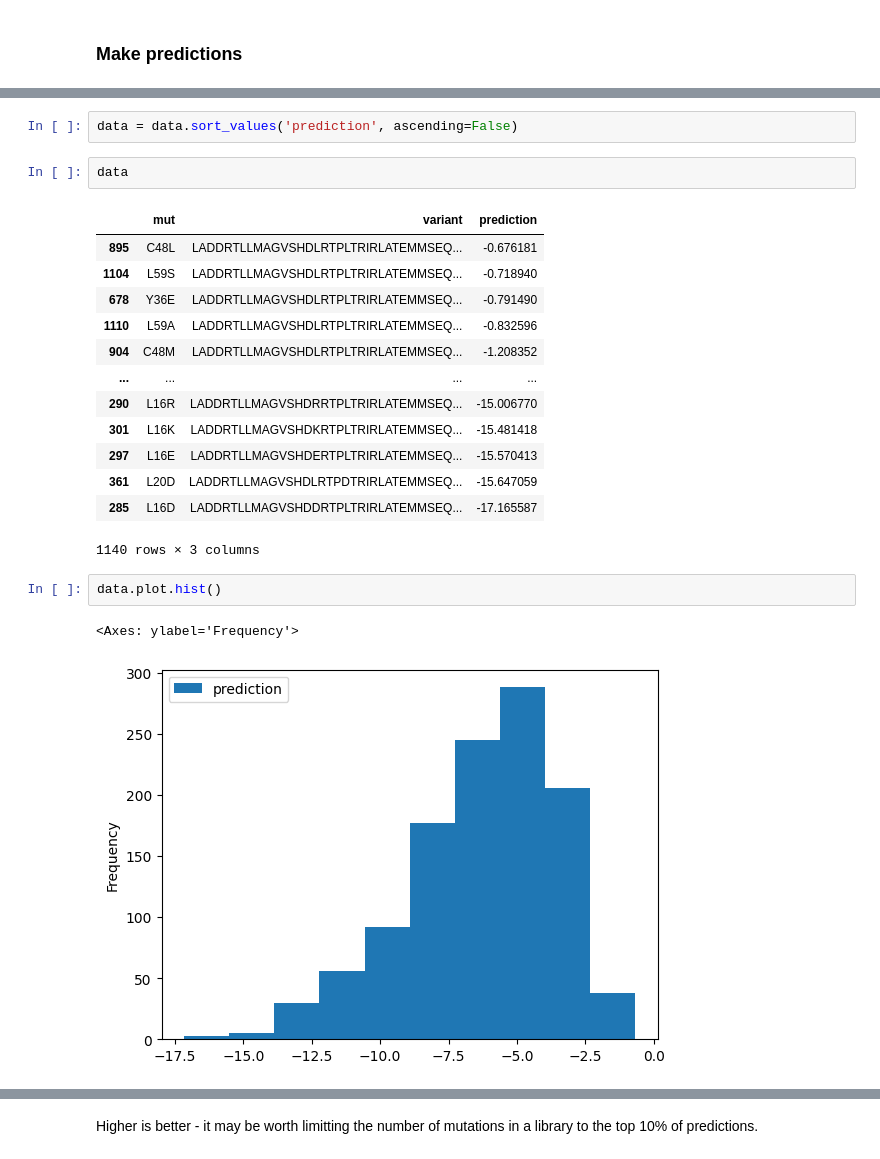
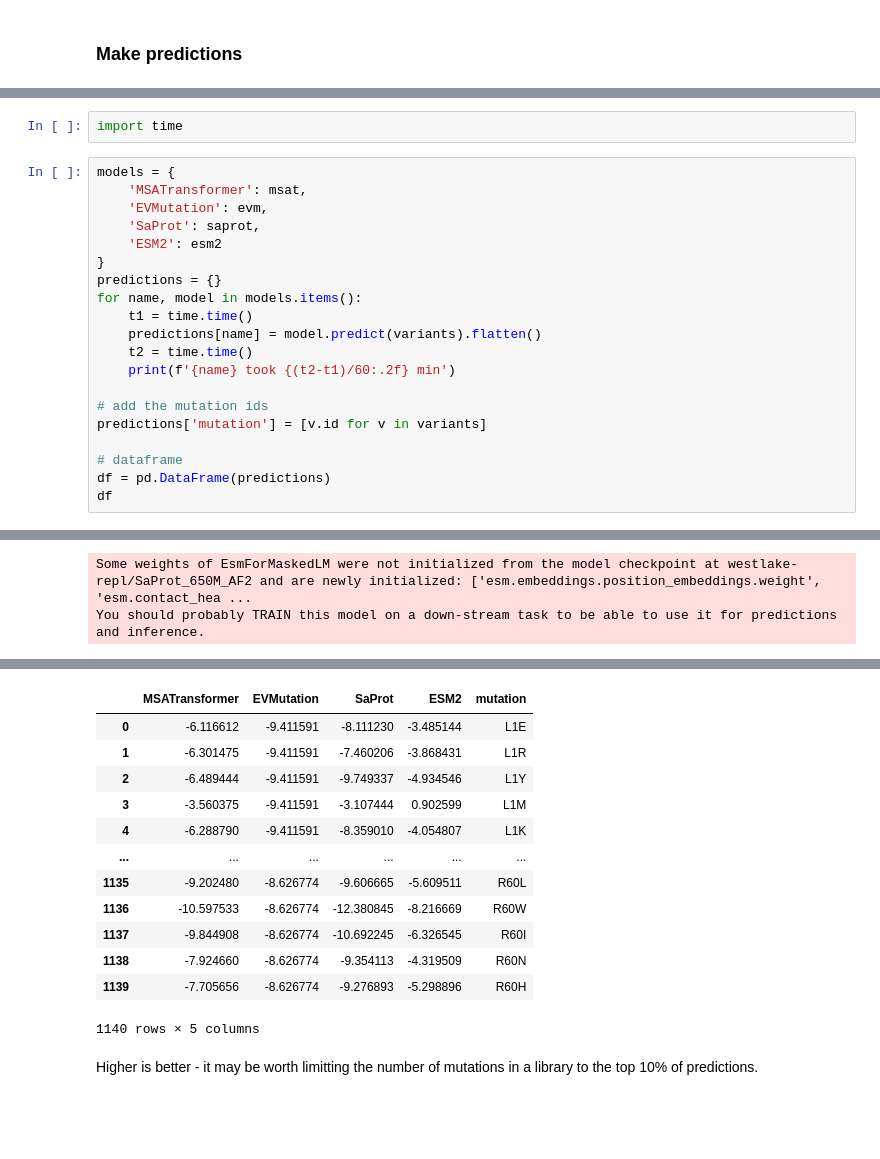
Before and after one commit to EvanKomp/aide_predict, a Jupyter notebook: demo/in_silico_saturation_mutagenesis.ipynb, the cells around one changed output, grey strips where cells are left out. Cells and saved outputs as stored; diff of their text form; blank space fills up the shorter version.

```diff
--- a/demo/in_silico_saturation_mutagenesis.ipynb
+++ b/demo/in_silico_saturation_mutagenesis.ipynb
@@ -81,23 +127,23 @@ data = pd.DataFrame(data)
-# %%
-data = data.sort_values('prediction', ascending=False)
-# %%
-data
-# %% [output]
-|  | mut | variant | prediction |
-| 895 | C48L | LADDRTLLMAGVSHDLRTPLTRIRLATEMMSEQ... | -0.676181 |
-| 1104 | L59S | LADDRTLLMAGVSHDLRTPLTRIRLATEMMSEQ... | -0.718940 |
-| 678 | Y36E | LADDRTLLMAGVSHDLRTPLTRIRLATEMMSEQ... | -0.791490 |
-| 1110 | L59A | LADDRTLLMAGVSHDLRTPLTRIRLATEMMSEQ... | -0.832596 |
-| 904 | C48M | LADDRTLLMAGVSHDLRTPLTRIRLATEMMSEQ... | -1.208352 |
-| ... | ... | ... | ... |
-| 290 | L16R | LADDRTLLMAGVSHDRRTPLTRIRLATEMMSEQ... | -15.006770 |
-| 301 | L16K | LADDRTLLMAGVSHDKRTPLTRIRLATEMMSEQ... | -15.481418 |
-| 297 | L16E | LADDRTLLMAGVSHDERTPLTRIRLATEMMSEQ... | -15.570413 |
-| 361 | L20D | LADDRTLLMAGVSHDLRTPDTRIRLATEMMSEQ... | -15.647059 |
-| 285 | L16D | LADDRTLLMAGVSHDDRTPLTRIRLATEMMSEQ... | -17.165587 |
-1140 rows × 3 columns
-# %%
-data.plot.hist()
-# %% [output]
-<Axes: ylabel='Frequency'>
-[figure, removed]
+# %%
+import time
+# %%
+models = {
+    'MSATransformer': msat,
+    'EVMutation': evm,
+    'SaProt': saprot,
+    'ESM2': esm2
+}
+predictions = {}
+for name, model in models.items():
+    t1 = time.time()
+    predictions[name] = model.predict(variants).flatten()
+    t2 = time.time()
+    print(f'{name} took {(t2-t1)/60:.2f} min')
+
+# add the mutation ids
+predictions['mutation'] = [v.id for v in variants]
+
+# dataframe
+df = pd.DataFrame(predictions)
+df
+# %% [output]
@@ -103,0 +152,2 @@ data.plot.hist()
+Some weights of EsmForMaskedLM were not initialized from the model checkpoint at westlake-repl/SaProt_650M_AF2 and are newly initialized: ['esm.embeddings.position_embeddings.weight', 'esm.contact_hea ...
+You should probably TRAIN this model on a down-stream task to be able to use it for predictions and inference.
@@ -104,3 +156,16 @@ data.plot.hist()
+|  | MSATransformer | EVMutation | SaProt | ESM2 | mutation |
+| 0 | -6.116612 | -9.411591 | -8.111230 | -3.485144 | L1E |
+| 1 | -6.301475 | -9.411591 | -7.460206 | -3.868431 | L1R |
+| 2 | -6.489444 | -9.411591 | -9.749337 | -4.934546 | L1Y |
+| 3 | -3.560375 | -9.411591 | -3.107444 | 0.902599 | L1M |
+| 4 | -6.288790 | -9.411591 | -8.359010 | -4.054807 | L1K |
+| ... | ... | ... | ... | ... | ... |
+| 1135 | -9.202480 | -8.626774 | -9.606665 | -5.609511 | R60L |
+| 1136 | -10.597533 | -8.626774 | -12.380845 | -8.216669 | R60W |
+| 1137 | -9.844908 | -8.626774 | -10.692245 | -6.326545 | R60I |
+| 1138 | -7.924660 | -8.626774 | -9.354113 | -4.319509 | R60N |
+| 1139 | -7.705656 | -8.626774 | -9.276893 | -5.298896 | R60H |
+1140 rows × 5 columns
 # %% [markdown]
 Higher is better - it may be worth limitting the number of mutations in a library to the top 10% of predictions.
 # %% [markdown]
```
Also changed, not shown: parts of 22 cells of this notebook, 3 other files.
